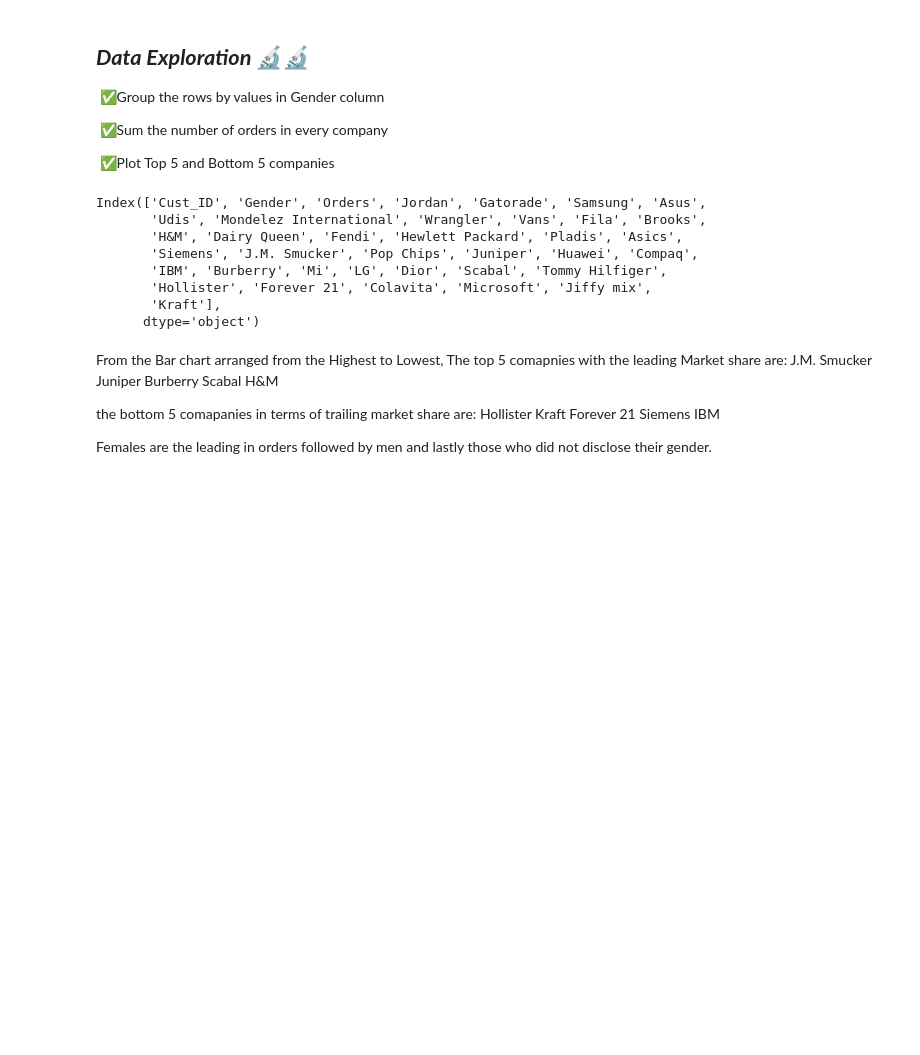
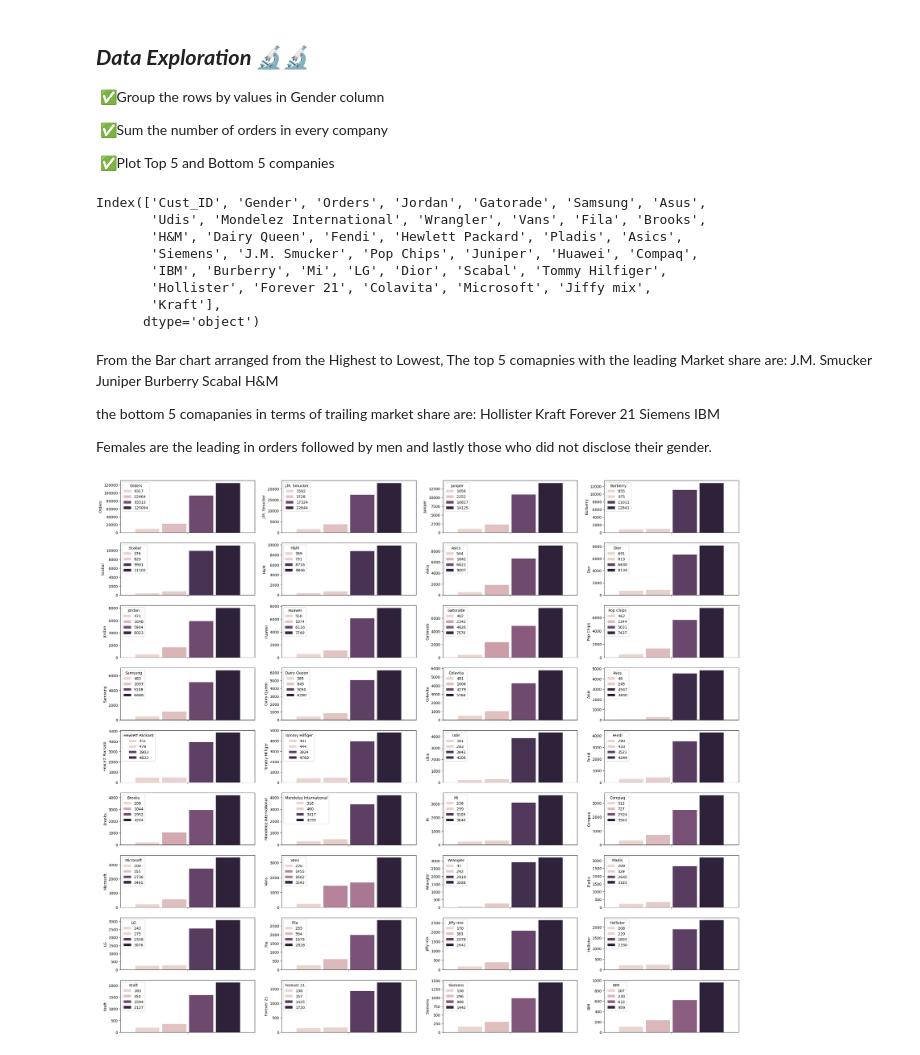
Before and after one commit to AllanMogley/12-Zidio-Projects, a Jupyter notebook: 01 - Projects/01 - Customer Segmentation/cleaner.ipynb, the cells around one changed output. Cells and saved outputs as stored; diff of their text form; code cells hidden in the pictures; blank space fills up the shorter version.

Commit message:
Company bar Plots

```diff
--- a/01 - Projects/01 - Customer Segmentation/cleaner.ipynb
+++ b/01 - Projects/01 - Customer Segmentation/cleaner.ipynb
@@ -127,6 +127,18 @@ sns.barplot(data = df_t, hue = 'Gender', y = 'Orders', gap = 0.2)
 plt.figure(figsize = (15, 7))
 plt.subplot(1,2,1)
 sns.barplot(data = df_t, hue = 'Gender', y = 'Siemens', gap = 0.2)
+# %%
+cols = list(df_t.columns)
+
+def dist_list(lst):
+    plt.figure(figsize = (30, 30))
+    for i, col in enumerate(lst, 1):
+        plt.subplot(10,4,i)
+        sns.barplot(data = df_t, y = df_t[col], hue = df_t[col[:]], gap = 0.1)
+
+dist_list(cols)
+# %% [output]
+[figure, added]
 # %%
 # ------------------------------------------------------------------
 # ENCODE CATEGORICAL VALUES IN THE GENDER COLUMN -> ORDINAL ENCODER
```
